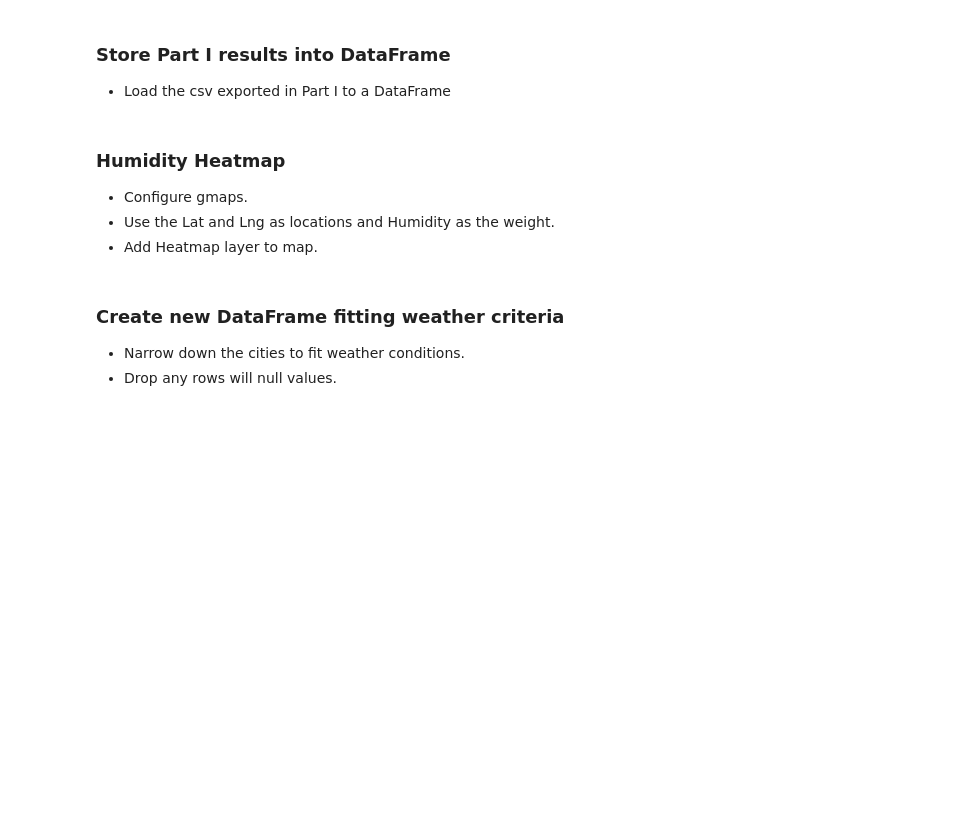
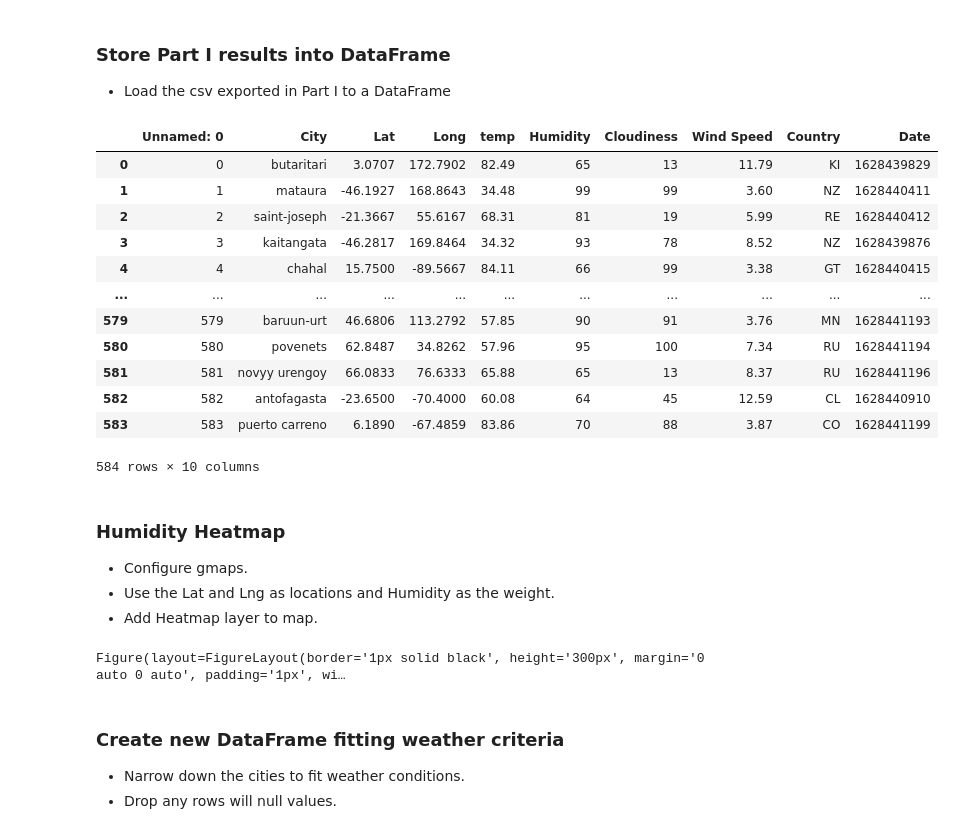
Before and after one commit to Mvillarreal88/python-api-challenge, a Jupyter notebook: VacationPy/VacationPy.ipynb, the cells around one changed output. Drawn from its saved outputs; the diff is of its cells as text; code cells hidden in the pictures; blank space fills up the shorter version.

```diff
--- a/VacationPy/VacationPy.ipynb
+++ b/VacationPy/VacationPy.ipynb
@@ -20,6 +20,23 @@ from config import g_key
 # %% [markdown]
 ### Store Part I results into DataFrame
 * Load the csv exported in Part I to a DataFrame
+# %%
+weather_df = pd.read_csv("../WeatherPy/output_data/weather_df.csv")
+weather_df
+# %% [output]
+|  | Unnamed: 0 | City | Lat | Long | temp | Humidity | Cloudiness | Wind Speed | Country | Date |
+| 0 | 0 | butaritari | 3.0707 | 172.7902 | 82.49 | 65 | 13 | 11.79 | KI | 1628439829 |
+| 1 | 1 | mataura | -46.1927 | 168.8643 | 34.48 | 99 | 99 | 3.60 | NZ | 1628440411 |
+| 2 | 2 | saint-joseph | -21.3667 | 55.6167 | 68.31 | 81 | 19 | 5.99 | RE | 1628440412 |
+| 3 | 3 | kaitangata | -46.2817 | 169.8464 | 34.32 | 93 | 78 | 8.52 | NZ | 1628439876 |
+| 4 | 4 | chahal | 15.7500 | -89.5667 | 84.11 | 66 | 99 | 3.38 | GT | 1628440415 |
+| ... | ... | ... | ... | ... | ... | ... | ... | ... | ... | ... |
+| 579 | 579 | baruun-urt | 46.6806 | 113.2792 | 57.85 | 90 | 91 | 3.76 | MN | 1628441193 |
+| 580 | 580 | povenets | 62.8487 | 34.8262 | 57.96 | 95 | 100 | 7.34 | RU | 1628441194 |
+| 581 | 581 | novyy urengoy | 66.0833 | 76.6333 | 65.88 | 65 | 13 | 8.37 | RU | 1628441196 |
+| 582 | 582 | antofagasta | -23.6500 | -70.4000 | 60.08 | 64 | 45 | 12.59 | CL | 1628440910 |
+| 583 | 583 | puerto carreno | 6.1890 | -67.4859 | 83.86 | 70 | 88 | 3.87 | CO | 1628441199 |
+584 rows × 10 columns
 # %% [markdown]
 ### Humidity Heatmap
 * Configure gmaps.
@@ -28,3 +50,19 @@ from config import g_key
+# %%
+#Creating a figure
+figure_layout = {
+    'width': '400px',
+    'height': '300px',
+    'border': '1px solid black',
+    'padding': '1px',
+    'margin': '0 auto 0 auto'
+}
+
+fig = gmaps.figure(layout=figure_layout)
+heat_layer = gmaps.heatmap_layer(loc, weights = weight, dissipating=False, max_intensity=100, point_radius=3)
+fig.add_layer(heat_layer)
+fig
+# %% [output]
+Figure(layout=FigureLayout(border='1px solid black', height='300px', margin='0 auto 0 auto', padding='1px', wi…
 # %% [markdown]
 ### Create new DataFrame fitting weather criteria
 * Narrow down the cities to fit weather conditions.
```
Also changed, not shown: parts of 2 cells of this notebook, 21 other files.
